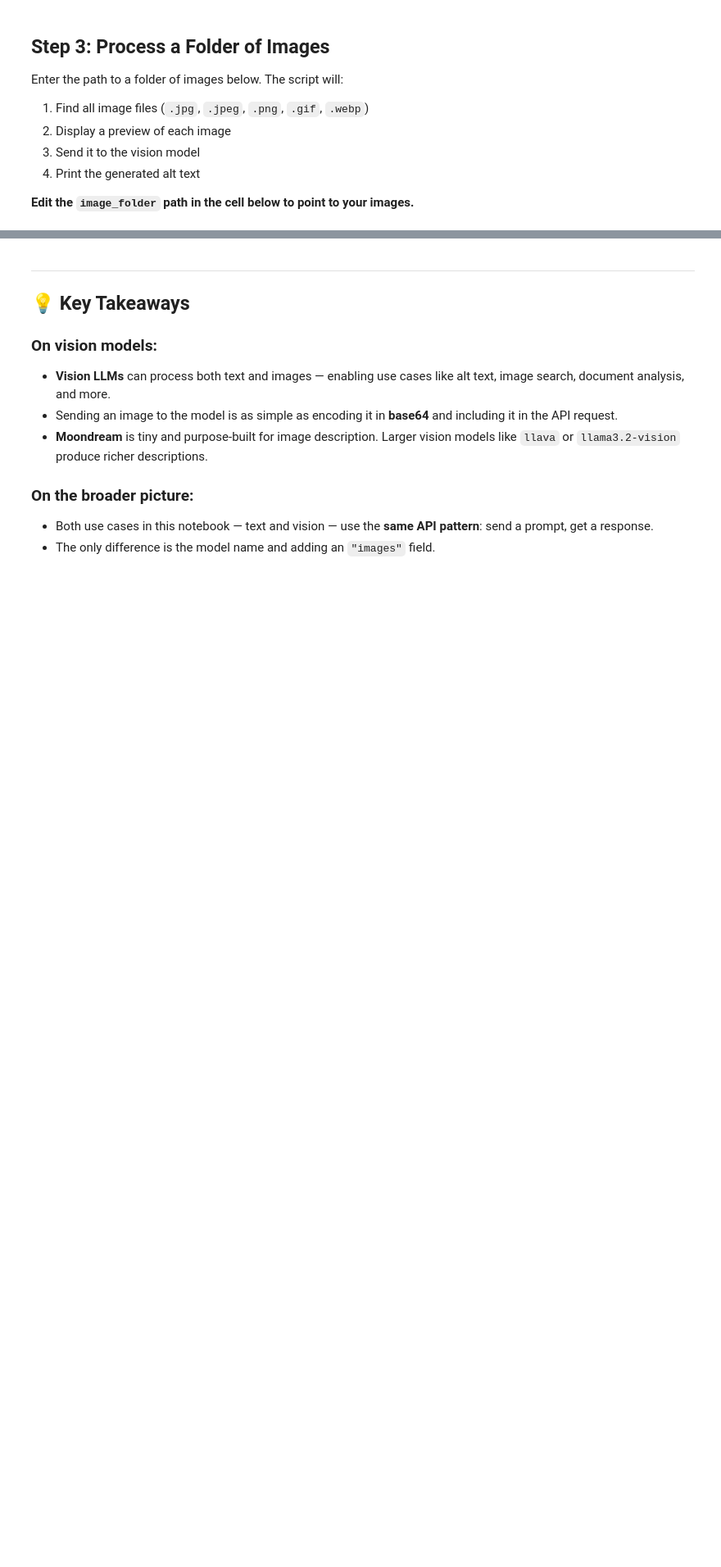
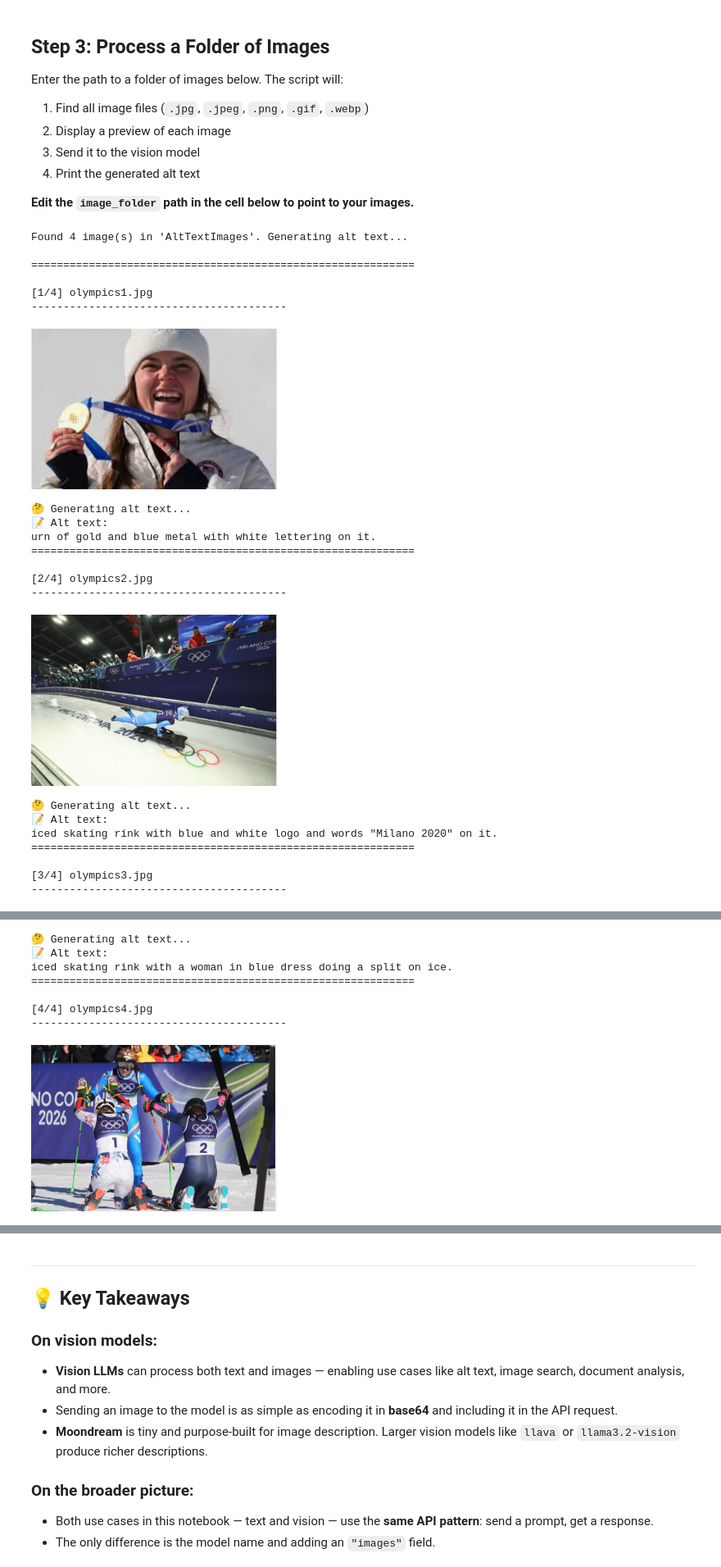
Before and after one commit to epurpur/python_localLLM_AgenticAI, a Jupyter notebook: joke_teller.ipynb, the cells around one changed output, grey strips where cells are left out. Shown at 82% size. Cells and saved outputs as stored; diff of their text form; code cells hidden in the pictures; blank space fills up the shorter version.

Commit message:
Update relative path of AltTextImages

```diff
--- a/joke_teller.ipynb
+++ b/joke_teller.ipynb
@@ -220,34 +224,57 @@ Enter the path to a folder of images below. The script will:
 **Edit the `image_folder` path in the cell below to point to your images.**
 # %%
 # ✏️  Change this to the path of your image folder:
-image_folder = "/path/to/your/images"
+image_folder = "AltTextImages"
 
 # Supported image formats
 IMAGE_EXTENSIONS = {".jpg", ".jpeg", ".png", ".gif", ".webp"}
 
 # Find all image files in the folder
 folder = Path(image_folder)
 image_files = [f for f in sorted(folder.iterdir()) if f.suffix.lower() in IMAGE_EXTENSIONS]
 
 if not image_files:
     print(f"⚠️  No image files found in: {image_folder}")
     print("Make sure the path is correct and the folder contains .jpg, .jpeg, .png, .gif, or .webp files.")
 else:
     print(f"Found {len(image_files)} image(s) in '{folder.name}'. Generating alt text...\n")
     print("=" * 60)
 
     for i, image_path in enumerate(image_files, start=1):
         print(f"\n[{i}/{len(image_files)}] {image_path.name}")
         print("-" * 40)
 
         # Display a preview of the image inline in the notebook
         display(IPImage(filename=str(image_path), width=300))
 
         # Generate alt text
         print("🤔 Generating alt text...")
         alt_text = generate_alt_text(image_path)
 
         print(f"📝 Alt text:\n{alt_text}")
         print("=" * 60)
 
     print("\n✅ Done! All images processed.")
+# %% [output]
+Found 4 image(s) in 'AltTextImages'. Generating alt text...
+
+============================================================
+
+[1/4] olympics1.jpg
+----------------------------------------
+[figure, added]
+🤔 Generating alt text...
+📝 Alt text:
+urn of gold and blue metal with white lettering on it.
+============================================================
+
+[2/4] olympics2.jpg
+----------------------------------------
+[figure, added]
+🤔 Generating alt text...
+📝 Alt text:
+iced skating rink with blue and white logo and words "Milano 2020" on it.
+============================================================
+
+[3/4] olympics3.jpg
+----------------------------------------
@@ -253,0 +282,8 @@ else:
+🤔 Generating alt text...
+📝 Alt text:
+iced skating rink with a woman in blue dress doing a split on ice.
+============================================================
+
+[4/4] olympics4.jpg
+----------------------------------------
+[figure, added]
```
Also changed, not shown: parts of 3 cells of this notebook.
